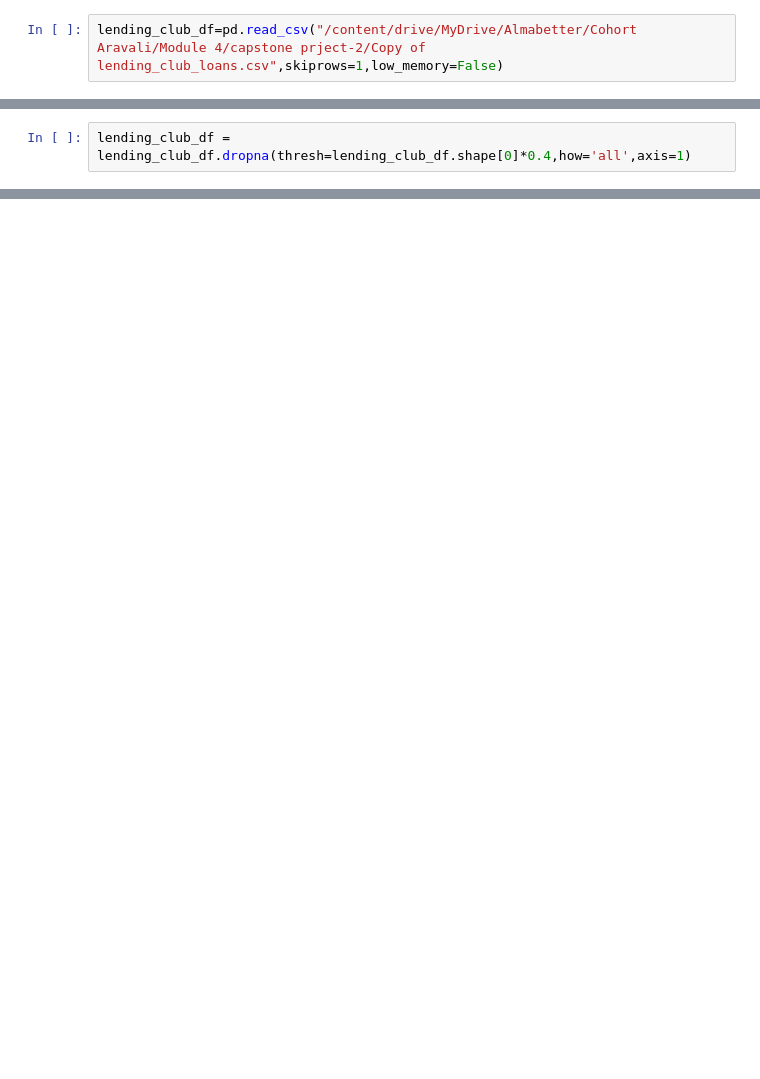
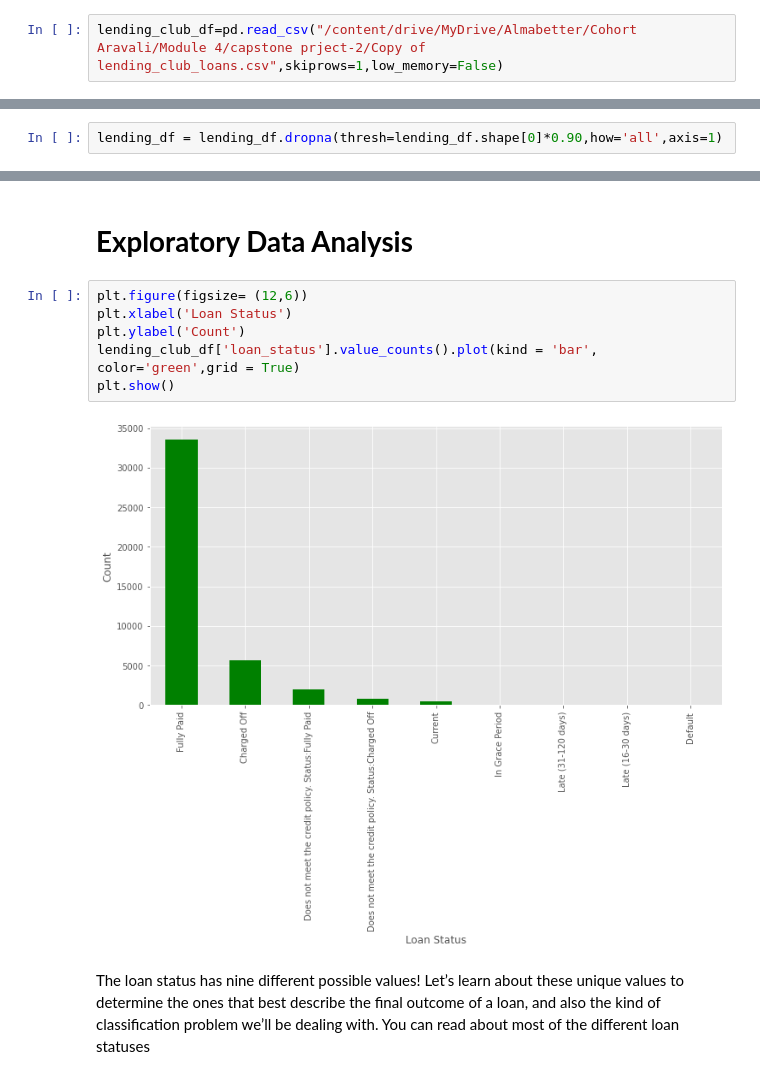
Before and after one commit to chinu1997/Capstone-Project2-Team2, a Jupyter notebook: Chinmaya_Devprasad_team_2_of_Loan_Default_Prediction_Capstone_Project.ipynb, the cells around one changed output, grey strips where cells are left out. Saved outputs shown, nothing was run; the diff lists cells and outputs as text; blank space fills up the shorter version.

```diff
--- a/Chinmaya_Devprasad_team_2_of_Loan_Default_Prediction_Capstone_Project.ipynb
+++ b/Chinmaya_Devprasad_team_2_of_Loan_Default_Prediction_Capstone_Project.ipynb
@@ -113,2 +106,2 @@ missing_value_df.sort_values(by='percent_missing',ascending=False)
 # %%
-lending_club_df = lending_club_df.dropna(thresh=lending_club_df.shape[0]*0.4,how='all',axis=1)
+lending_df = lending_df.dropna(thresh=lending_df.shape[0]*0.90,how='all',axis=1)
@@ -134,0 +112,12 @@ dtype: float64
+# %% [markdown]
+# **Exploratory Data Analysis**
+# %%
+plt.figure(figsize= (12,6))
+plt.xlabel('Loan Status')
+plt.ylabel('Count')
+lending_club_df['loan_status'].value_counts().plot(kind = 'bar', color='green',grid = True)
+plt.show()
+# %% [output]
+[figure, added]
+# %% [markdown]
+The loan status has nine different possible values! Let’s learn about these unique values to determine the ones that best describe the final outcome of a loan, and also the kind of classification problem we’ll be dealing with. You can read about most of the different loan statuses
```
Also changed, not shown: parts of 52 cells of this notebook.
